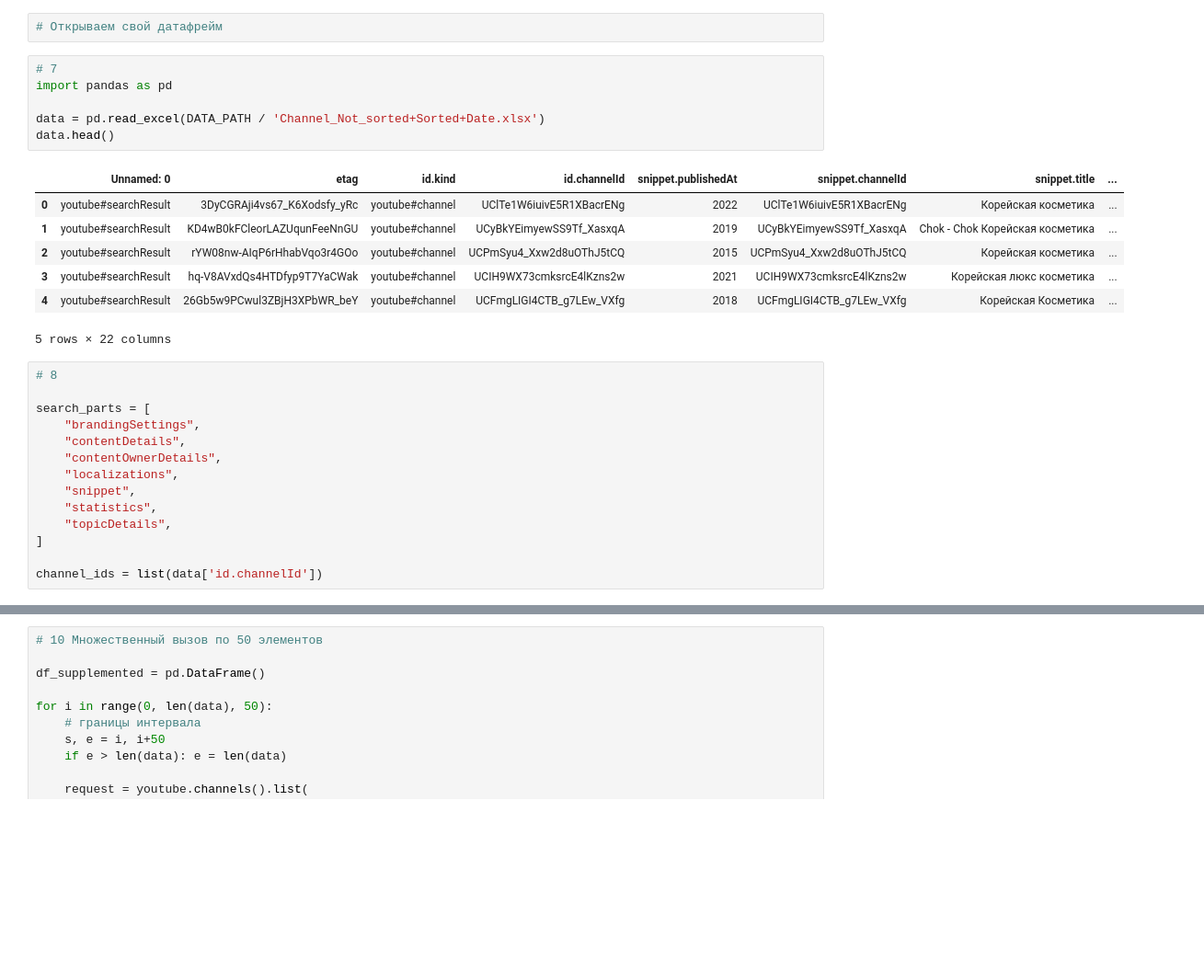
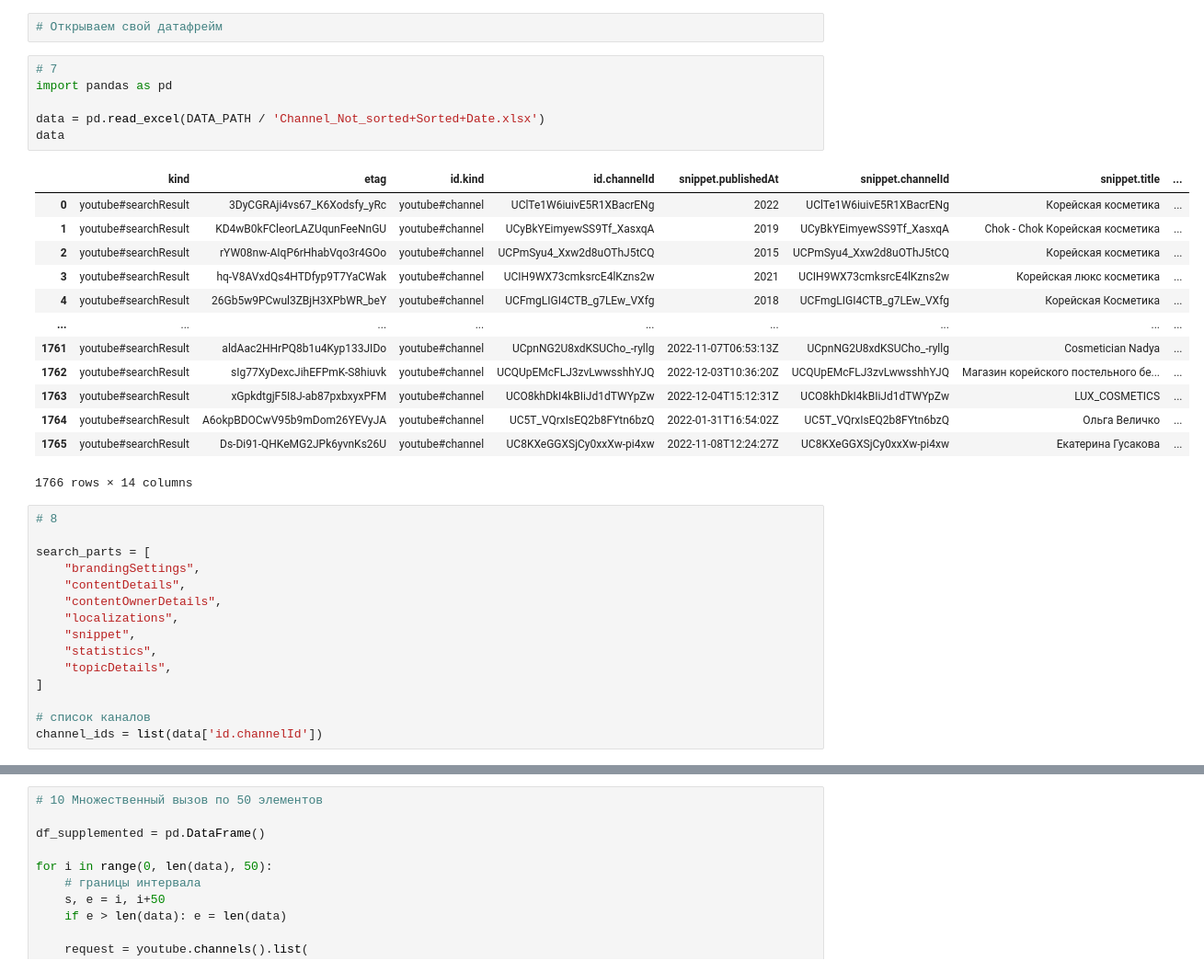
Before and after one commit to Tricar5/dm_corean, a Jupyter notebook: notebooks/4/43_channels.ipynb, the cells around one changed output, grey strips where cells are left out. Shown: that part at 92% size. Cells and saved outputs as stored; diff of their text form; blank space fills up the shorter version.

```diff
--- a/notebooks/4/43_channels.ipynb
+++ b/notebooks/4/43_channels.ipynb
@@ -57,17 +57,23 @@ youtube = api.build(api_service_name,
 # %%
 # 7
 import pandas as pd
 
 data = pd.read_excel(DATA_PATH / 'Channel_Not_sorted+Sorted+Date.xlsx')
-data.head()
+data
 # %% [output]
-|  | Unnamed: 0 | etag | id.kind | id.channelId | snippet.publishedAt | snippet.channelId | snippet.title | ... |
+|  | kind | etag | id.kind | id.channelId | snippet.publishedAt | snippet.channelId | snippet.title | ... |
 | 0 | youtube#searchResult | 3DyCGRAji4vs67_K6Xodsfy_yRc | youtube#channel | UClTe1W6iuivE5R1XBacrENg | 2022 | UClTe1W6iuivE5R1XBacrENg | Корейская косметика | ... |
 | 1 | youtube#searchResult | KD4wB0kFCleorLAZUqunFeeNnGU | youtube#channel | UCyBkYEimyewSS9Tf_XasxqA | 2019 | UCyBkYEimyewSS9Tf_XasxqA | Chok - Chok Корейская косметика | ... |
 | 2 | youtube#searchResult | rYW08nw-AIqP6rHhabVqo3r4GOo | youtube#channel | UCPmSyu4_Xxw2d8uOThJ5tCQ | 2015 | UCPmSyu4_Xxw2d8uOThJ5tCQ | Корейская косметика | ... |
 | 3 | youtube#searchResult | hq-V8AVxdQs4HTDfyp9T7YaCWak | youtube#channel | UCIH9WX73cmksrcE4lKzns2w | 2021 | UCIH9WX73cmksrcE4lKzns2w | Корейская люкс косметика | ... |
 | 4 | youtube#searchResult | 26Gb5w9PCwul3ZBjH3XPbWR_beY | youtube#channel | UCFmgLIGI4CTB_g7LEw_VXfg | 2018 | UCFmgLIGI4CTB_g7LEw_VXfg | Корейская Косметика | ... |
+| ... | ... | ... | ... | ... | ... | ... | ... | ... |
+| 1761 | youtube#searchResult | aldAac2HHrPQ8b1u4Kyp133JIDo | youtube#channel | UCpnNG2U8xdKSUCho_-ryllg | 2022-11-07T06:53:13Z | UCpnNG2U8xdKSUCho_-ryllg | Cosmetician Nadya | ... |
+| 1762 | youtube#searchResult | sIg77XyDexcJihEFPmK-S8hiuvk | youtube#channel | UCQUpEMcFLJ3zvLwwsshhYJQ | 2022-12-03T10:36:20Z | UCQUpEMcFLJ3zvLwwsshhYJQ | Магазин корейского постельного бе... | ... |
+| 1763 | youtube#searchResult | xGpkdtgjF5I8J-ab87pxbxyxPFM | youtube#channel | UCO8khDkI4kBIiJd1dTWYpZw | 2022-12-04T15:12:31Z | UCO8khDkI4kBIiJd1dTWYpZw | LUX_COSMETICS | ... |
+| 1764 | youtube#searchResult | A6okpBDOCwV95b9mDom26YEVyJA | youtube#channel | UC5T_VQrxIsEQ2b8FYtn6bzQ | 2022-01-31T16:54:02Z | UC5T_VQrxIsEQ2b8FYtn6bzQ | Ольга Величко | ... |
+| 1765 | youtube#searchResult | Ds-Di91-QHKeMG2JPk6yvnKs26U | youtube#channel | UC8KXeGGXSjCy0xxXw-pi4xw | 2022-11-08T12:24:27Z | UC8KXeGGXSjCy0xxXw-pi4xw | Екатерина Гусакова | ... |
-5 rows × 22 columns
+1766 rows × 14 columns
 # %%
 # 8
 
@@ -81,6 +87,7 @@ search_parts = [
     "topicDetails",
 ]
 
+# список каналов
 channel_ids = list(data['id.channelId'])
 # %%
 # 9 Одиночный вызов API для одного канала
```
Also changed, not shown: parts of 4 cells of this notebook, 5 other files.
